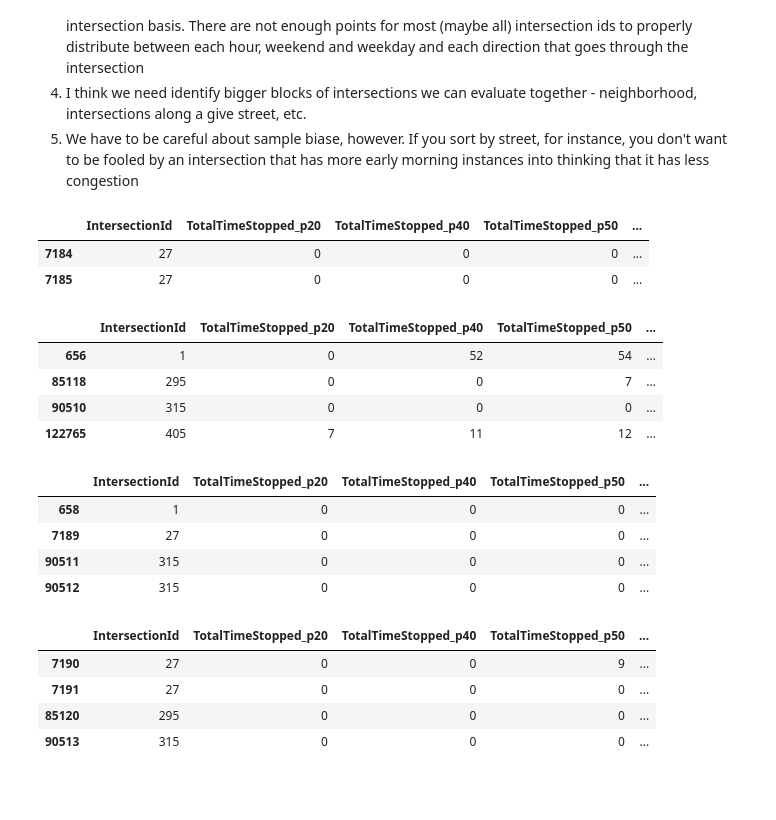
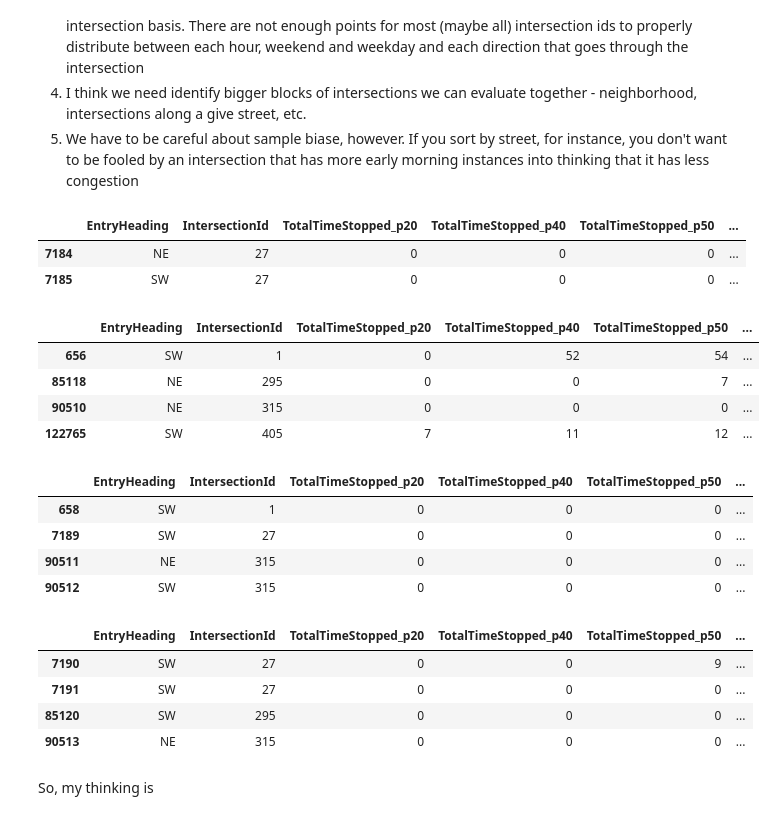
Before and after one commit to max-miller/kaggle_crue, a Jupyter notebook: bigquery-geotab-intersection-congestion/data_exploration.ipynb, the cells around one changed output. Drawn from its saved outputs; the diff is of its cells as text; code cells hidden in the pictures; blank space fills up the shorter version.

```diff
--- a/bigquery-geotab-intersection-congestion/data_exploration.ipynb
+++ b/bigquery-geotab-intersection-congestion/data_exploration.ipynb
@@ -99,41 +99,41 @@ Some observations:
 5. We have to be careful about sample biase, however. If you sort by street, for instance, you don't want to be fooled by an intersection that has more early morning instances into thinking that it has less congestion
 # %%
 A_train[(A_train['EntryStreetName']=='Peachtree Street Southwest')&(A_train['Month']==6)
-        &(A_train['Weekend']==0)&(A_train['Hour']==6)][['IntersectionId','TotalTimeStopped_p20', 'TotalTimeStopped_p40',
+        &(A_train['Weekend']==0)&(A_train['Hour']==6)][['EntryHeading','IntersectionId','TotalTimeStopped_p20', 'TotalTimeStopped_p40',
        'TotalTimeStopped_p50', 'TotalTimeStopped_p60', 'TotalTimeStopped_p80']]
 # %% [output]
-|  | IntersectionId | TotalTimeStopped_p20 | TotalTimeStopped_p40 | TotalTimeStopped_p50 | ... |
-| 7184 | 27 | 0 | 0 | 0 | ... |
-| 7185 | 27 | 0 | 0 | 0 | ... |
+|  | EntryHeading | IntersectionId | TotalTimeStopped_p20 | TotalTimeStopped_p40 | TotalTimeStopped_p50 | ... |
+| 7184 | NE | 27 | 0 | 0 | 0 | ... |
+| 7185 | SW | 27 | 0 | 0 | 0 | ... |
 # %%
 A_train[(A_train['EntryStreetName']=='Peachtree Street Southwest')&(A_train['Month']==6)
-        &(A_train['Weekend']==0)&(A_train['Hour']==7)][['IntersectionId','TotalTimeStopped_p20', 'TotalTimeStopped_p40',
-       'TotalTimeStopped_p50', 'TotalTimeStopped_p60', 'TotalTimeStopped_p80','TimeFromFirstStop_p20',
-        'TimeFromFirstStop_p40','TimeFromFirstStop_p50', 'TimeFromFirstStop_p60','TimeFromFirstStop_p80']]
+        &(A_train['Weekend']==0)&(A_train['Hour']==7)][['EntryHeading','IntersectionId','TotalTimeStopped_p20', 'TotalTimeStopped_p40',
+       'TotalTimeStopped_p50', 'TotalTimeStopped_p60', 'TotalTimeStopped_p80']]
 # %% [output]
-|  | IntersectionId | TotalTimeStopped_p20 | TotalTimeStopped_p40 | TotalTimeStopped_p50 | ... |
-| 656 | 1 | 0 | 52 | 54 | ... |
-| 85118 | 295 | 0 | 0 | 7 | ... |
-| 90510 | 315 | 0 | 0 | 0 | ... |
-| 122765 | 405 | 7 | 11 | 12 | ... |
+|  | EntryHeading | IntersectionId | TotalTimeStopped_p20 | TotalTimeStopped_p40 | TotalTimeStopped_p50 | ... |
+| 656 | SW | 1 | 0 | 52 | 54 | ... |
+| 85118 | NE | 295 | 0 | 0 | 7 | ... |
+| 90510 | NE | 315 | 0 | 0 | 0 | ... |
+| 122765 | SW | 405 | 7 | 11 | 12 | ... |
 # %%
 A_train[(A_train['EntryStreetName']=='Peachtree Street Southwest')&(A_train['Month']==6)
-        &(A_train['Weekend']==0)&(A_train['Hour']==8)][['IntersectionId','TotalTimeStopped_p20', 'TotalTimeStopped_p40',
-       'TotalTimeStopped_p50', 'TotalTimeStopped_p60', 'TotalTimeStopped_p80','TimeFromFirstStop_p20',
-        'TimeFromFirstStop_p40','TimeFromFirstStop_p50', 'TimeFromFirstStop_p60','TimeFromFirstStop_p80']]
+        &(A_train['Weekend']==0)&(A_train['Hour']==8)][['EntryHeading','IntersectionId','TotalTimeStopped_p20', 'TotalTimeStopped_p40',
+       'TotalTimeStopped_p50', 'TotalTimeStopped_p60', 'TotalTimeStopped_p80']]
 # %% [output]
-|  | IntersectionId | TotalTimeStopped_p20 | TotalTimeStopped_p40 | TotalTimeStopped_p50 | ... |
-| 658 | 1 | 0 | 0 | 0 | ... |
-| 7189 | 27 | 0 | 0 | 0 | ... |
-| 90511 | 315 | 0 | 0 | 0 | ... |
-| 90512 | 315 | 0 | 0 | 0 | ... |
+|  | EntryHeading | IntersectionId | TotalTimeStopped_p20 | TotalTimeStopped_p40 | TotalTimeStopped_p50 | ... |
+| 658 | SW | 1 | 0 | 0 | 0 | ... |
+| 7189 | SW | 27 | 0 | 0 | 0 | ... |
+| 90511 | NE | 315 | 0 | 0 | 0 | ... |
+| 90512 | SW | 315 | 0 | 0 | 0 | ... |
 # %%
 A_train[(A_train['EntryStreetName']=='Peachtree Street Southwest')&(A_train['Month']==6)
-        &(A_train['Weekend']==0)&(A_train['Hour']==9)][['IntersectionId','TotalTimeStopped_p20', 'TotalTimeStopped_p40',
+        &(A_train['Weekend']==0)&(A_train['Hour']==9)][['EntryHeading','IntersectionId','TotalTimeStopped_p20', 'TotalTimeStopped_p40',
        'TotalTimeStopped_p50', 'TotalTimeStopped_p60', 'TotalTimeStopped_p80']]
 # %% [output]
-|  | IntersectionId | TotalTimeStopped_p20 | TotalTimeStopped_p40 | TotalTimeStopped_p50 | ... |
-| 7190 | 27 | 0 | 0 | 9 | ... |
-| 7191 | 27 | 0 | 0 | 0 | ... |
-| 85120 | 295 | 0 | 0 | 0 | ... |
-| 90513 | 315 | 0 | 0 | 0 | ... |
+|  | EntryHeading | IntersectionId | TotalTimeStopped_p20 | TotalTimeStopped_p40 | TotalTimeStopped_p50 | ... |
+| 7190 | SW | 27 | 0 | 0 | 9 | ... |
+| 7191 | SW | 27 | 0 | 0 | 0 | ... |
+| 85120 | SW | 295 | 0 | 0 | 0 | ... |
+| 90513 | NE | 315 | 0 | 0 | 0 | ... |
+# %% [markdown]
+So, my thinking is
```
Also changed, not shown: parts of 4 cells of this notebook.
